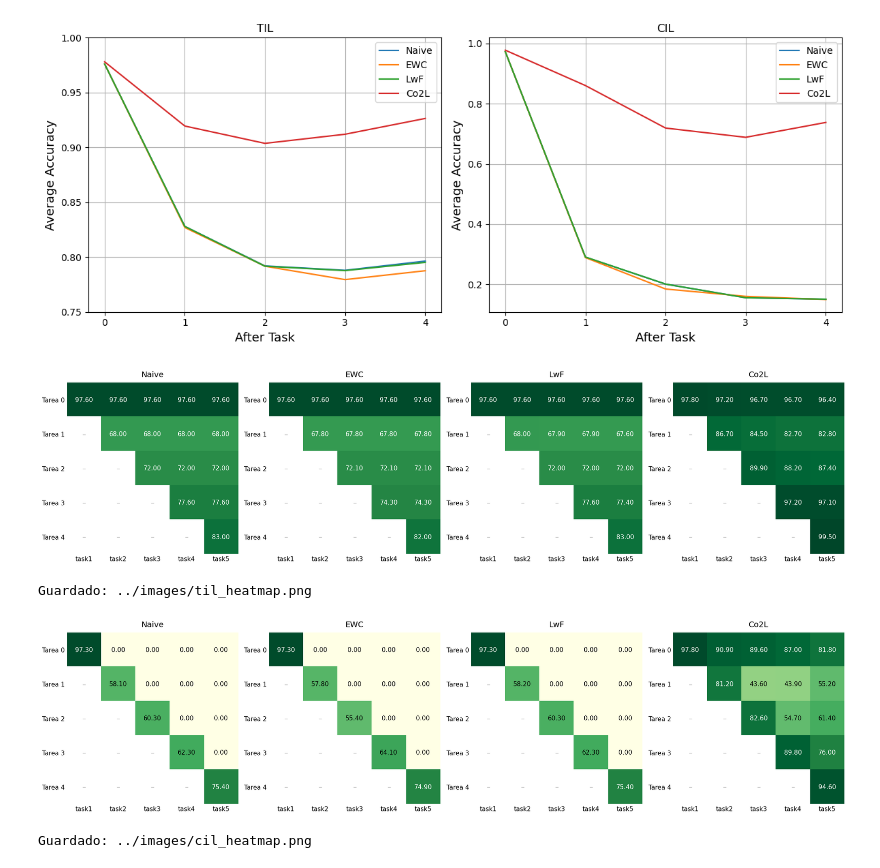
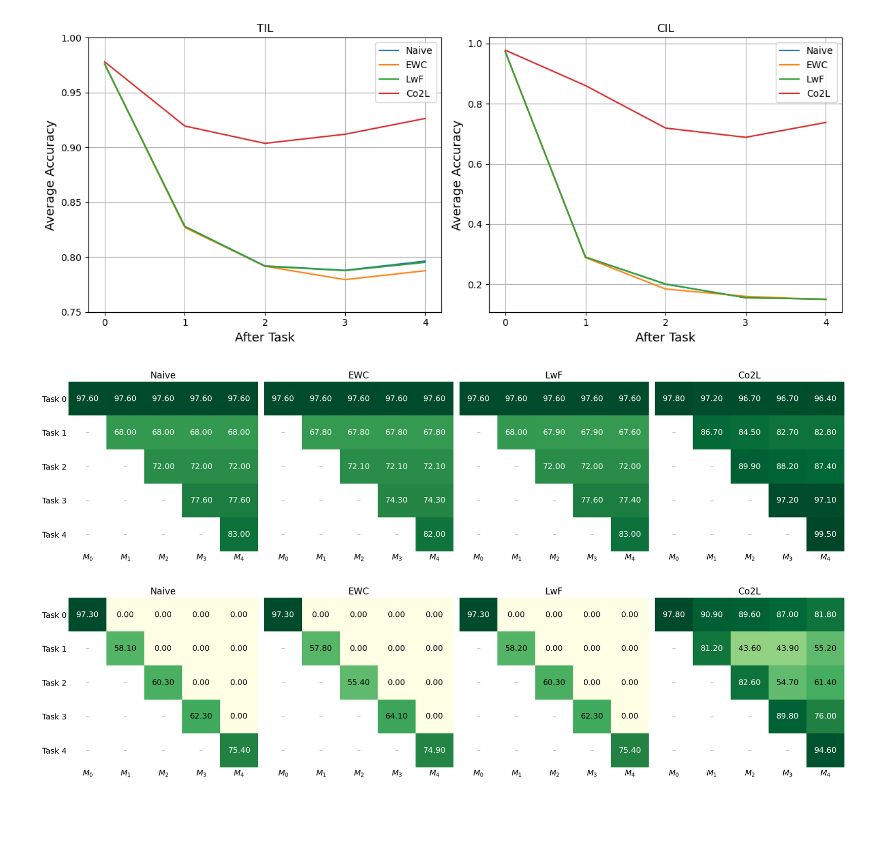
Before and after one commit to LucioLuque/Vision_Artificial_Avanzada-TP1-Continual_Learning, a Jupyter notebook: notebooks/parte43.ipynb, the cells around one changed output. Drawn from its saved outputs; the diff is of its cells as text; code cells hidden in the pictures; blank space fills up the shorter version.

```diff
--- a/notebooks/parte43.ipynb
+++ b/notebooks/parte43.ipynb
@@ -870,11 +868,8 @@ All average validation accuracies per task:
 {'Naive': {'til': [0.976, 0.828, 0.792, 0.788, 0.7964], 'cil': [0.973, 0.2905, 0.201, 0.1557, 0.1508]}, 'EWC': {'til': [0.976, 0.827, 0.7917, 0.7795, 0.7876], 'cil': [0.973, 0.289, 0.1847, 0.1603, 0.1 ...
 [figure]
 # %%
-import matplotlib.pyplot as plt
-import numpy as np
-
 def build_matrix(snapshots):
-    n = len(snapshots[-1])  # número total de tareas
+    n = len(snapshots[-1])
     matrix = np.full((n, n), np.nan)
     for step, row in enumerate(snapshots):
         for task_idx, val in enumerate(row):
@@ -882,14 +877,11 @@ def build_matrix(snapshots):
     return matrix
 
 def plot_heatmaps(setting, filename):
-    """
-    setting: 'til' o 'cil'
-    """
     models = list(all_val_accs_dic.keys())
     n_tasks = 5
-    task_labels = [f'Tarea {i}' for i in range(n_tasks)]
+    fontsize = 14
 
-    fig, axes = plt.subplots(1, len(models), figsize=(5 * len(models), 5))
+    fig, axes = plt.subplots(1, len(models), figsize=(5 * len(models), 5), sharey=True)
     fig.patch.set_facecolor('white')
 
     for ax, model in zip(axes, models):
@@ -897,43 +889,41 @@ def plot_heatmaps(setting, filename):
         matrix = build_matrix(snapshots)
 
         ax.imshow(np.zeros((n_tasks, n_tasks)), cmap='Greys',
                   vmin=0, vmax=1, alpha=0.08, aspect='auto')
 
         masked = np.ma.masked_invalid(matrix)
         ax.imshow(masked, cmap='YlGn', vmin=0, vmax=1, aspect='auto')
 
         for i in range(n_tasks):
             for j in range(n_tasks):
                 val = matrix[i, j]
                 if not np.isnan(val):
                     text_color = 'white' if val > 0.65 else 'black'
                     ax.text(j, i, f'{val*100:.2f}',
                             ha='center', va='center',
-                            fontsize=11, color=text_color, fontweight='500')
+                            fontsize=fontsize, color=text_color, fontweight='500')
                 else:
                     ax.text(j, i, '–',
                             ha='center', va='center',
-                            fontsize=13, color='#bbbbbb')
+                            fontsize=fontsize, color='#bbbbbb')
 
-        ax.set_title(model, fontsize=14, fontweight='500', pad=10)
+        ax.set_title(model, fontsize=fontsize + 2)
         ax.set_xticks(range(n_tasks))
-        ax.set_xticklabels([f'task{i+1}' for i in range(n_tasks)], fontsize=11)
-        ax.set_yticks(range(n_tasks))
-        ax.set_yticklabels(task_labels, fontsize=11)
+        ax.set_xticklabels([rf'$M_{{{i}}}$' for i in range(n_tasks)], fontsize=fontsize)
+        if ax == axes[0]:
+            ax.set_yticks(range(n_tasks))
+            ax.set_yticklabels([f'Task {i}' for i in range(n_tasks)], fontsize=fontsize)
+
         ax.tick_params(length=0)
         for spine in ax.spines.values():
             spine.set_visible(False)
 
     plt.tight_layout()
-    plt.savefig(filename, dpi=150, bbox_inches='tight')
+    plt.savefig(filename, dpi=300, bbox_inches='tight')
     plt.show()
-    print(f'Guardado: {filename}')
-
 
 plot_heatmaps('til', '../images/til_heatmap.png')
 plot_heatmaps('cil', '../images/cil_heatmap.png')
 # %% [output]
-[figure, old version]
+[figure, new version]
-Guardado: ../images/til_heatmap.png
-[figure, old version]
+[figure, new version]
-Guardado: ../images/cil_heatmap.png
```
Also changed, not shown: parts of 3 cells of this notebook, 13 other files.
